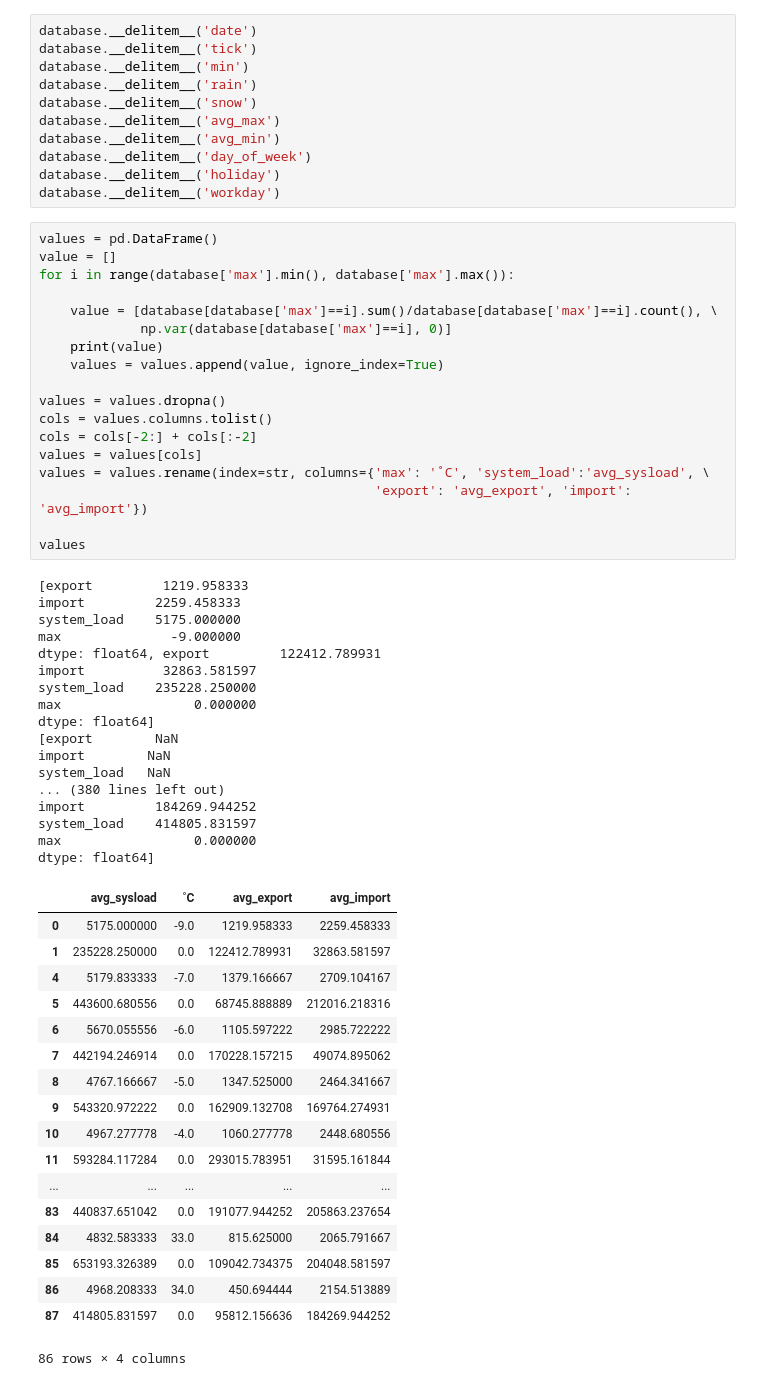
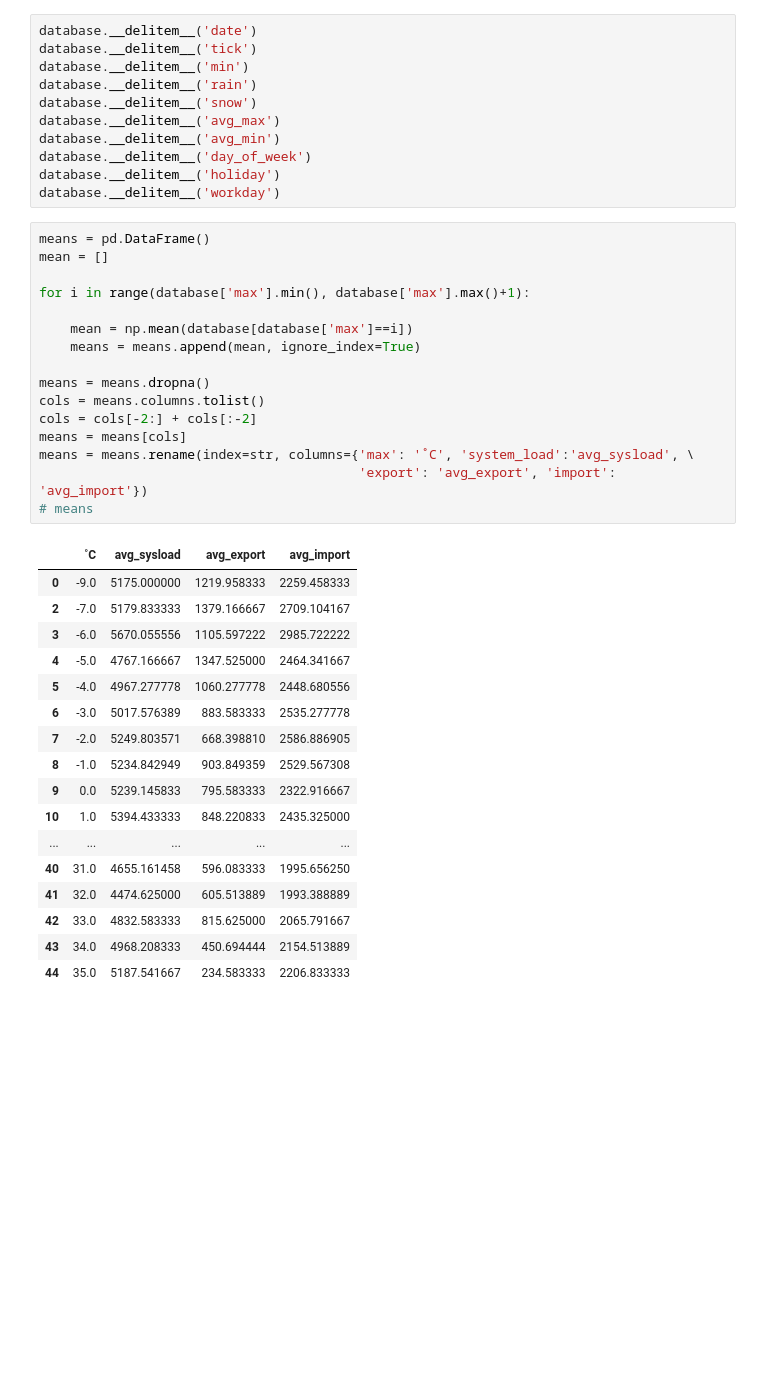
Before and after one commit to Universal95/DataMining_In_The_Energetics, a Jupyter notebook: Data_Expansion.ipynb, the cells around one changed output. Cells and saved outputs as stored; diff of their text form; blank space fills up the shorter version.

```diff
--- a/Data_Expansion.ipynb
+++ b/Data_Expansion.ipynb
@@ -126,56 +115,36 @@ database.__delitem__('day_of_week')
 database.__delitem__('holiday')
 database.__delitem__('workday')
 # %%
-values = pd.DataFrame()
-value = []
-for i in range(database['max'].min(), database['max'].max()):
+means = pd.DataFrame()
+mean = []
 
-    value = [database[database['max']==i].sum()/database[database['max']==i].count(), \
-             np.var(database[database['max']==i], 0)]
-    print(value)
-    values = values.append(value, ignore_index=True)
+for i in range(database['max'].min(), database['max'].max()+1):
 
-values = values.dropna()
-cols = values.columns.tolist()
+    mean = np.mean(database[database['max']==i])
+    means = means.append(mean, ignore_index=True)
+
+means = means.dropna()
+cols = means.columns.tolist()
 cols = cols[-2:] + cols[:-2]
-values = values[cols]
-values = values.rename(index=str, columns={'max': '˚C', 'system_load':'avg_sysload', \
-                                           'export': 'avg_export', 'import': 'avg_import'})
-
-values
+means = means[cols]
+means = means.rename(index=str, columns={'max': '˚C', 'system_load':'avg_sysload', \
+                                         'export': 'avg_export', 'import': 'avg_import'})
+# means
 # %% [output]
-[export         1219.958333
-import         2259.458333
-system_load    5175.000000
-max              -9.000000
-dtype: float64, export         122412.789931
-import          32863.581597
-system_load    235228.250000
-max                 0.000000
-dtype: float64]
-[export        NaN
-import        NaN
-system_load   NaN
-... (380 lines left out)
-import         184269.944252
-system_load    414805.831597
-max                 0.000000
-dtype: float64]
-|  | avg_sysload | ˚C | avg_export | avg_import |
-| 0 | 5175.000000 | -9.0 | 1219.958333 | 2259.458333 |
-| 1 | 235228.250000 | 0.0 | 122412.789931 | 32863.581597 |
-| 4 | 5179.833333 | -7.0 | 1379.166667 | 2709.104167 |
-| 5 | 443600.680556 | 0.0 | 68745.888889 | 212016.218316 |
-| 6 | 5670.055556 | -6.0 | 1105.597222 | 2985.722222 |
-| 7 | 442194.246914 | 0.0 | 170228.157215 | 49074.895062 |
-| 8 | 4767.166667 | -5.0 | 1347.525000 | 2464.341667 |
-| 9 | 543320.972222 | 0.0 | 162909.132708 | 169764.274931 |
-| 10 | 4967.277778 | -4.0 | 1060.277778 | 2448.680556 |
-| 11 | 593284.117284 | 0.0 | 293015.783951 | 31595.161844 |
+|  | ˚C | avg_sysload | avg_export | avg_import |
+| 0 | -9.0 | 5175.000000 | 1219.958333 | 2259.458333 |
+| 2 | -7.0 | 5179.833333 | 1379.166667 | 2709.104167 |
+| 3 | -6.0 | 5670.055556 | 1105.597222 | 2985.722222 |
+| 4 | -5.0 | 4767.166667 | 1347.525000 | 2464.341667 |
+| 5 | -4.0 | 4967.277778 | 1060.277778 | 2448.680556 |
+| 6 | -3.0 | 5017.576389 | 883.583333 | 2535.277778 |
+| 7 | -2.0 | 5249.803571 | 668.398810 | 2586.886905 |
+| 8 | -1.0 | 5234.842949 | 903.849359 | 2529.567308 |
+| 9 | 0.0 | 5239.145833 | 795.583333 | 2322.916667 |
+| 10 | 1.0 | 5394.433333 | 848.220833 | 2435.325000 |
 | ... | ... | ... | ... | ... |
-| 83 | 440837.651042 | 0.0 | 191077.944252 | 205863.237654 |
-| 84 | 4832.583333 | 33.0 | 815.625000 | 2065.791667 |
-| 85 | 653193.326389 | 0.0 | 109042.734375 | 204048.581597 |
-| 86 | 4968.208333 | 34.0 | 450.694444 | 2154.513889 |
-| 87 | 414805.831597 | 0.0 | 95812.156636 | 184269.944252 |
+| 40 | 31.0 | 4655.161458 | 596.083333 | 1995.656250 |
+| 41 | 32.0 | 4474.625000 | 605.513889 | 1993.388889 |
+| 42 | 33.0 | 4832.583333 | 815.625000 | 2065.791667 |
+| 43 | 34.0 | 4968.208333 | 450.694444 | 2154.513889 |
+| 44 | 35.0 | 5187.541667 | 234.583333 | 2206.833333 |
-86 rows × 4 columns
```
Also changed, not shown: parts of 5 cells of this notebook, 7 other files.
